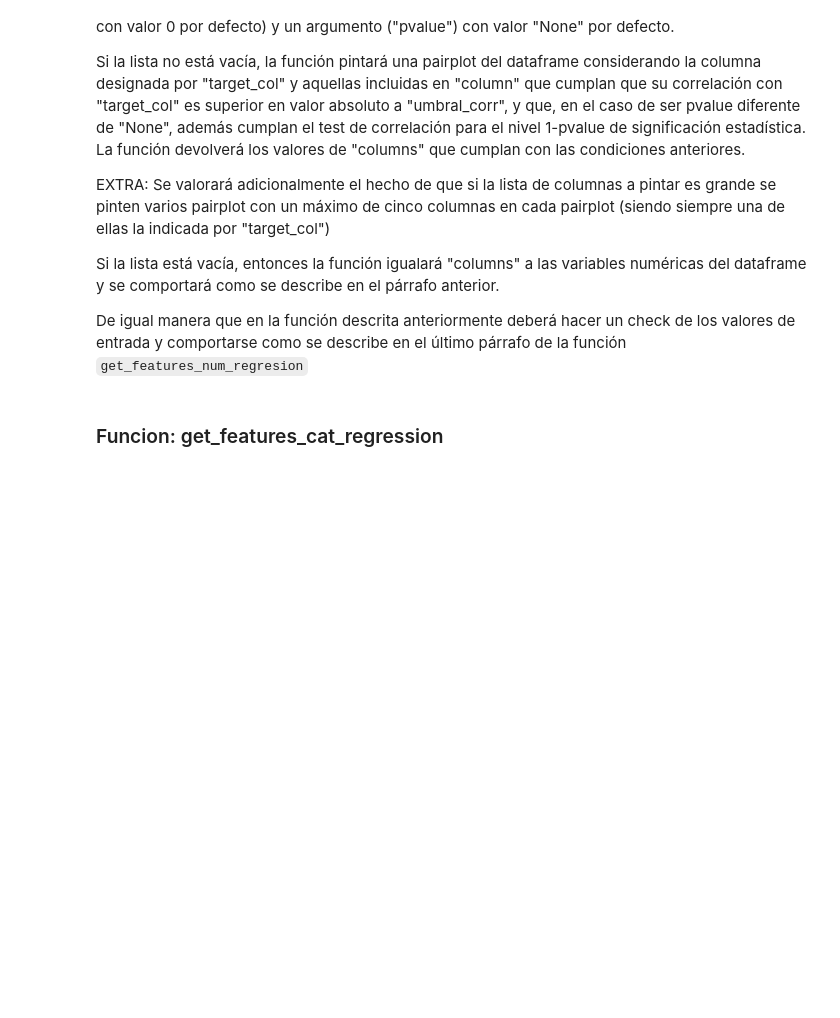
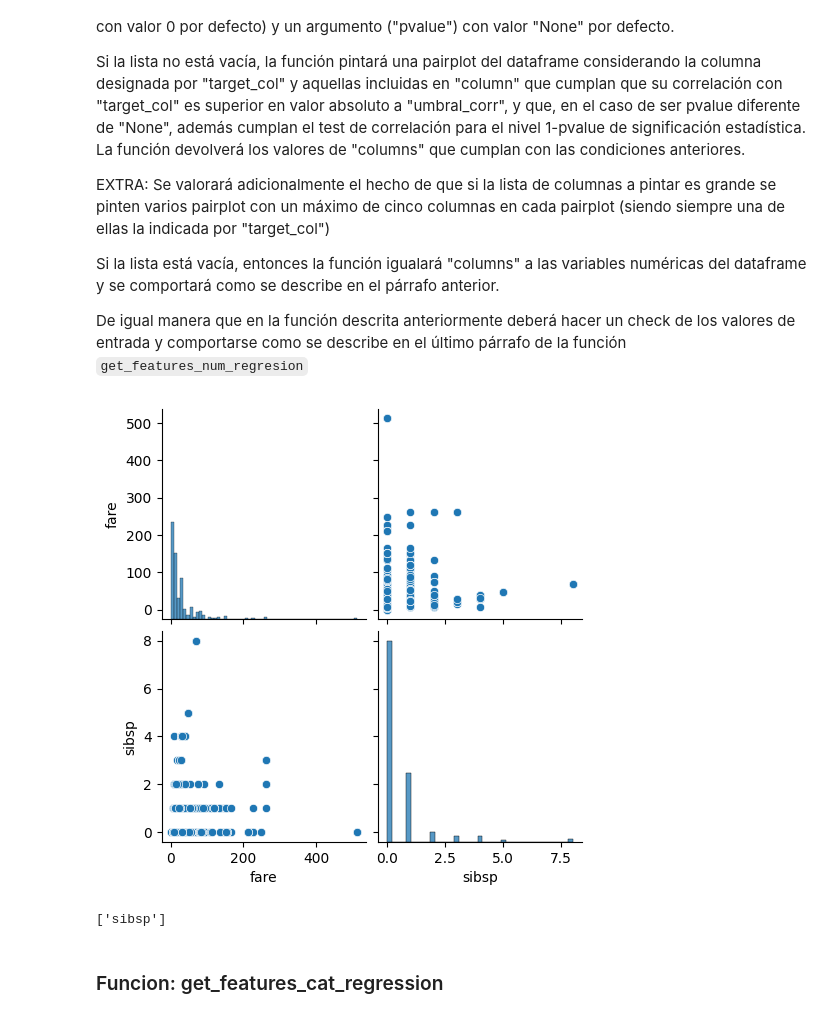
Before and after one commit to alejandroarbide/TC_Toolbox_T10, a Jupyter notebook: Team_Challenge_ToolBox.ipynb, the cells around one changed output. Drawn from its saved outputs; the diff is of its cells as text; code cells hidden in the pictures; blank space fills up the shorter version.

```diff
--- a/Team_Challenge_ToolBox.ipynb
+++ b/Team_Challenge_ToolBox.ipynb
@@ -345,3 +442,8 @@ De igual manera que en la función descrita anteriormente deberá hacer un check
+# %%
+plot_features_num_regression(df_titanic, "fare", ["sibsp"], umbral_corr=0.1, pvalue=0.05)
+# %% [output]
+[figure, added]
+['sibsp']
 # %% [markdown]
 ### Funcion: get_features_cat_regression
 # %% [markdown]
```
Also changed, not shown: parts of 6 cells of this notebook.
